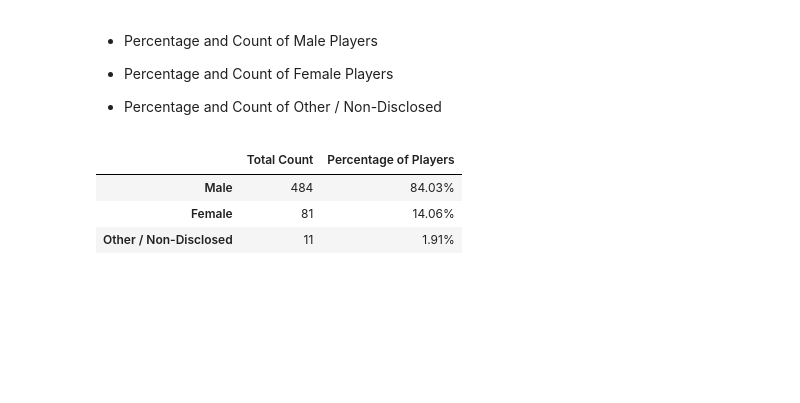
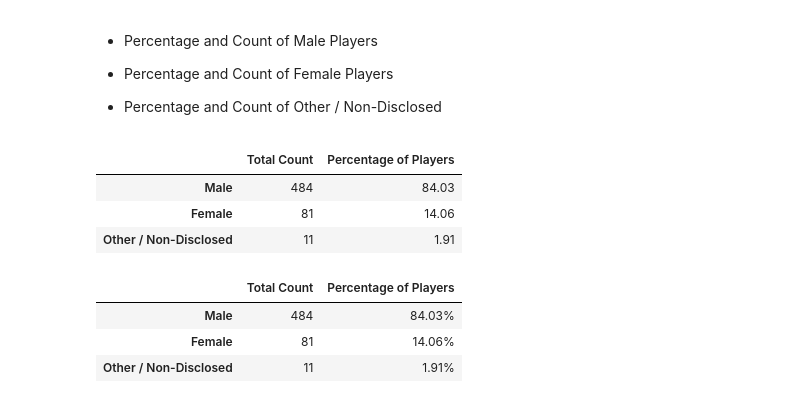
Before and after one commit to chris-inalsingh/HeroesOfPymoli-Analysis, a Jupyter notebook: HeroesOfPymoli/HeroesOfPymoli.ipynb, the cells around one changed output. Drawn from its saved outputs; the diff is of its cells as text; code cells hidden in the pictures; blank space fills up the shorter version.

```diff
--- a/HeroesOfPymoli/HeroesOfPymoli.ipynb
+++ b/HeroesOfPymoli/HeroesOfPymoli.ipynb
@@ -63,6 +72,18 @@ playercount_data
 
 
 * Percentage and Count of Other / Non-Disclosed
+# %%
+
+gender_data = purchase_data.loc[:,["Gender", "SN"]]
+gender_data = gender_data.drop_duplicates()
+gender_totals = gender_data["Gender"].value_counts()
+gender_percents = gender_totals/total_players*100
+gender_df = pd.DataFrame({"Total Count": gender_totals, "Percentage of Players": gender_percents})
+# %% [output]
+|  | Total Count | Percentage of Players |
+| Male | 484 | 84.03 |
+| Female | 81 | 14.06 |
+| Other / Non-Disclosed | 11 | 1.91 |
 # %%
 # %% [output]
 |  | Total Count | Percentage of Players |
```
Also changed, not shown: parts of 4 cells of this notebook.
